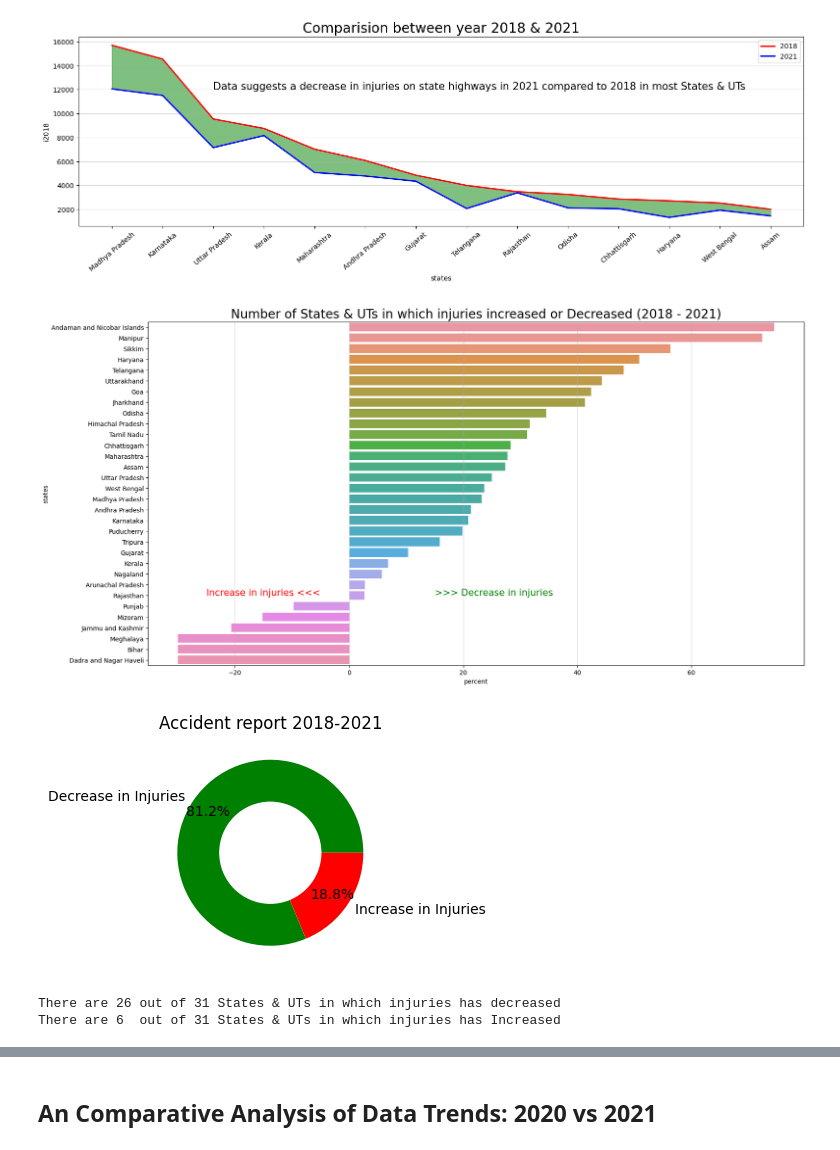
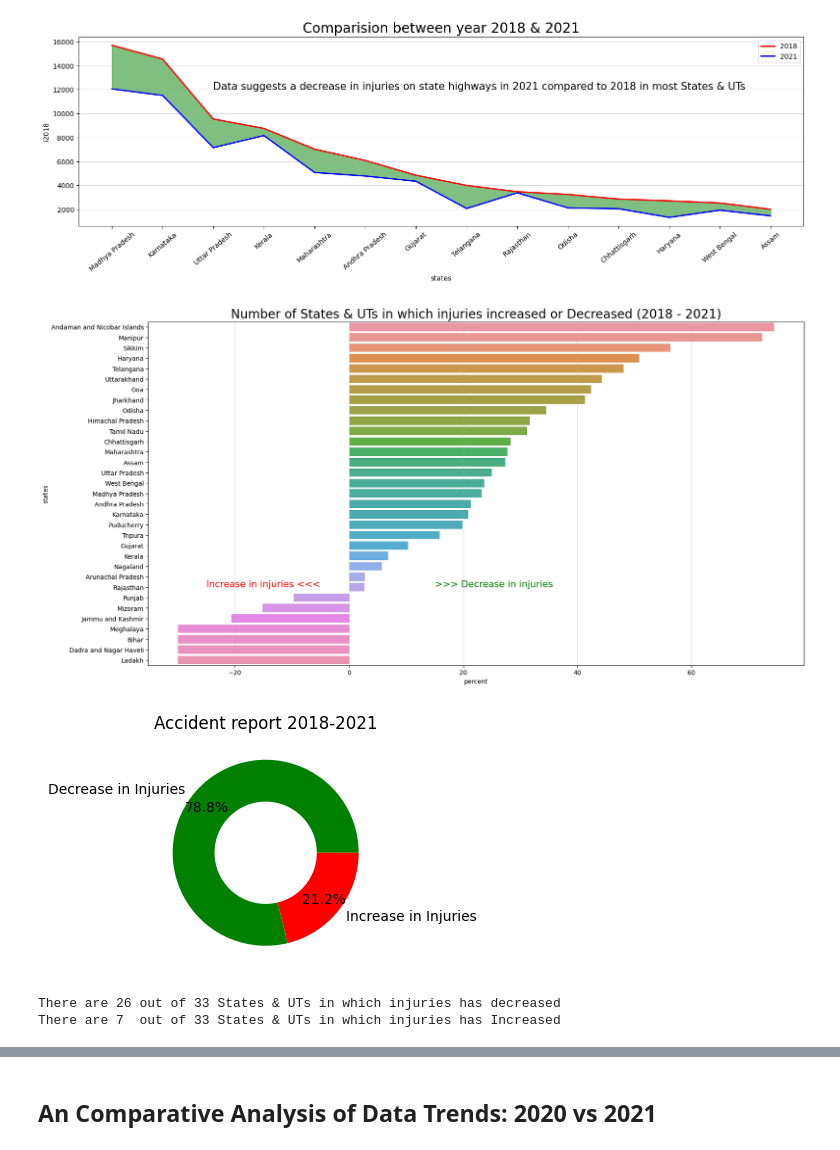
Before and after one commit to Abdulabin/Indian-State-Highway-Accidents-Data-Analysis, a Jupyter notebook: Injured_in_Accident.ipynb, the cells around one changed output, grey strips where cells are left out. Drawn from its saved outputs; the diff is of its cells as text; code cells hidden in the pictures.

```diff
--- a/Injured_in_Accident.ipynb
+++ b/Injured_in_Accident.ipynb
@@ -50,3 +50,6 @@ idf.head()
 | 2 | Assam | 2010.0 | 1869.0 | 1416.0 | 1460.0 |
 | 3 | Bihar | 1453.0 | 1628.0 | 1372.0 | 1927.0 |
 | 4 | Chhattisgarh | 2866.0 | 2906.0 | 1831.0 | 2056.0 |
+# %%
+idf.fillna(value=0,inplace=True)
+idf.info()
@@ -203,21 +219,21 @@ plt.text(y=25,x=-25,s="Increase in injuries <<<",fontsize=15,color="r")
 plt.grid(axis="x",alpha=0.5)
 plt.show()
 # %% [output]
-[figure, old version]
+[figure, new version]
 # %%
 plt.figure(figsize=(3,5))
-x=df[df["percent"]>0]["percent"].count()
+x=df[df["percent"]>=0]["percent"].count()
 y=df[df["percent"]<0]["percent"].count()
 plt.pie([x,y],colors=["g","r"],labels=["Decrease in Injuries","Increase in Injuries"],autopct="%1.1f%%",pctdistance=0.8)
 plt.pie([1],radius=0.55,colors="w")
 plt.title("Accident report 2018-2021")
 plt.show()
 # %% [output]
-[figure, old version]
+[figure, new version]
 # %%
-print(f"There are {x} out of 31 States & UTs in which injuries has decreased \nThere are {y}  out of 31 States & UTs in which injuries has Increased")
+print(f"There are {x} out of {x+y} States & UTs in which injuries has decreased \nThere are {y}  out of {x+y} States & UTs in which injuries has Increased")
 # %% [output]
-There are 26 out of 31 States & UTs in which injuries has decreased
-There are 6  out of 31 States & UTs in which injuries has Increased
+There are 26 out of 33 States & UTs in which injuries has decreased
+There are 7  out of 33 States & UTs in which injuries has Increased
 # %% [markdown]
 #### An Comparative Analysis of Data Trends: 2018 vs. 2021
```
Also changed, not shown: parts of 28 cells of this notebook, 1 other file.
